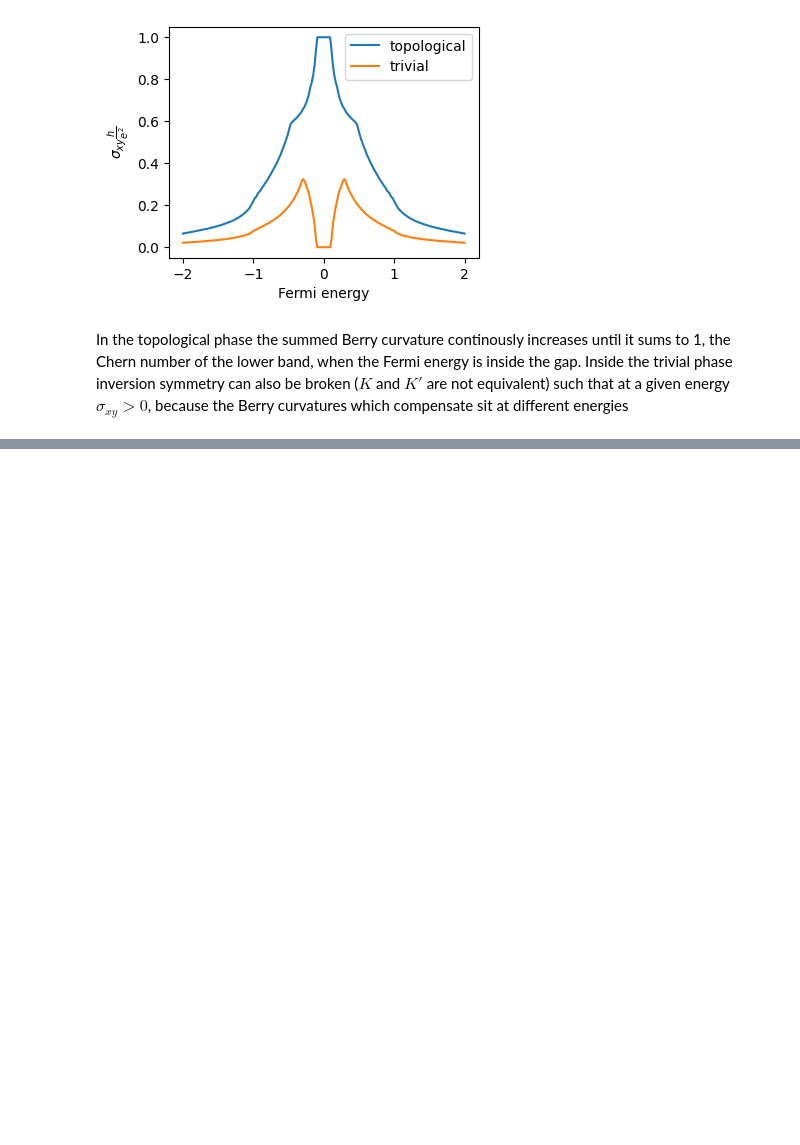
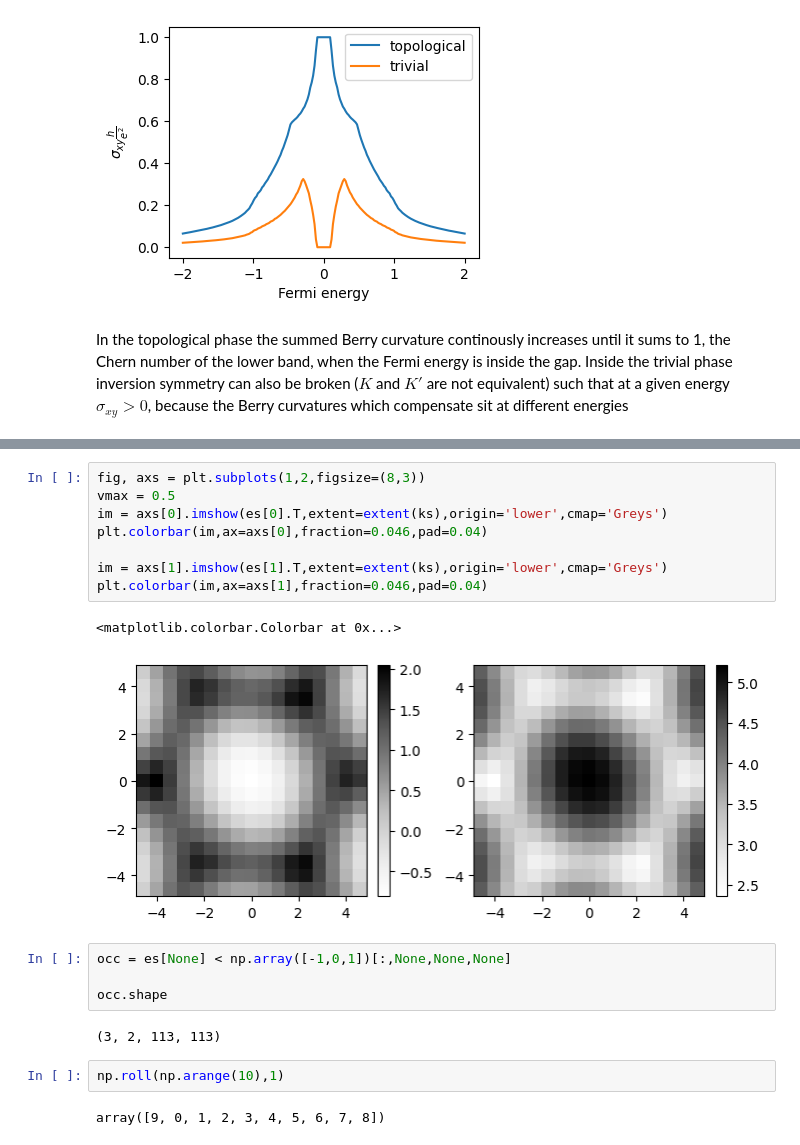
Before and after one commit to valeeb/blochK, a Jupyter notebook: tutorials/topology.ipynb, the cells around one changed output, grey strips where cells are left out. Saved outputs shown, nothing was run; the diff lists cells and outputs as text; blank space fills up the shorter version.

```diff
--- a/tutorials/topology.ipynb
+++ b/tutorials/topology.ipynb
@@ -148,0 +290,21 @@ In the topological phase the summed Berry curvature continously increases until
+# %%
+fig, axs = plt.subplots(1,2,figsize=(8,3))
+vmax = 0.5
+im = axs[0].imshow(es[0].T,extent=extent(ks),origin='lower',cmap='Greys')
+plt.colorbar(im,ax=axs[0],fraction=0.046,pad=0.04)
+
+im = axs[1].imshow(es[1].T,extent=extent(ks),origin='lower',cmap='Greys')
+plt.colorbar(im,ax=axs[1],fraction=0.046,pad=0.04)
+# %% [output]
+<matplotlib.colorbar.Colorbar at 0x...>
+[figure, added]
+# %%
+occ = es[None] < np.array([-1,0,1])[:,None,None,None]
+
+occ.shape
+# %% [output]
+(3, 2, 113, 113)
+# %%
+np.roll(np.arange(10),1)
+# %% [output]
+array([9, 0, 1, 2, 3, 4, 5, 6, 7, 8])
```
Also changed, not shown: parts of 9 cells of this notebook, 11 other files.
